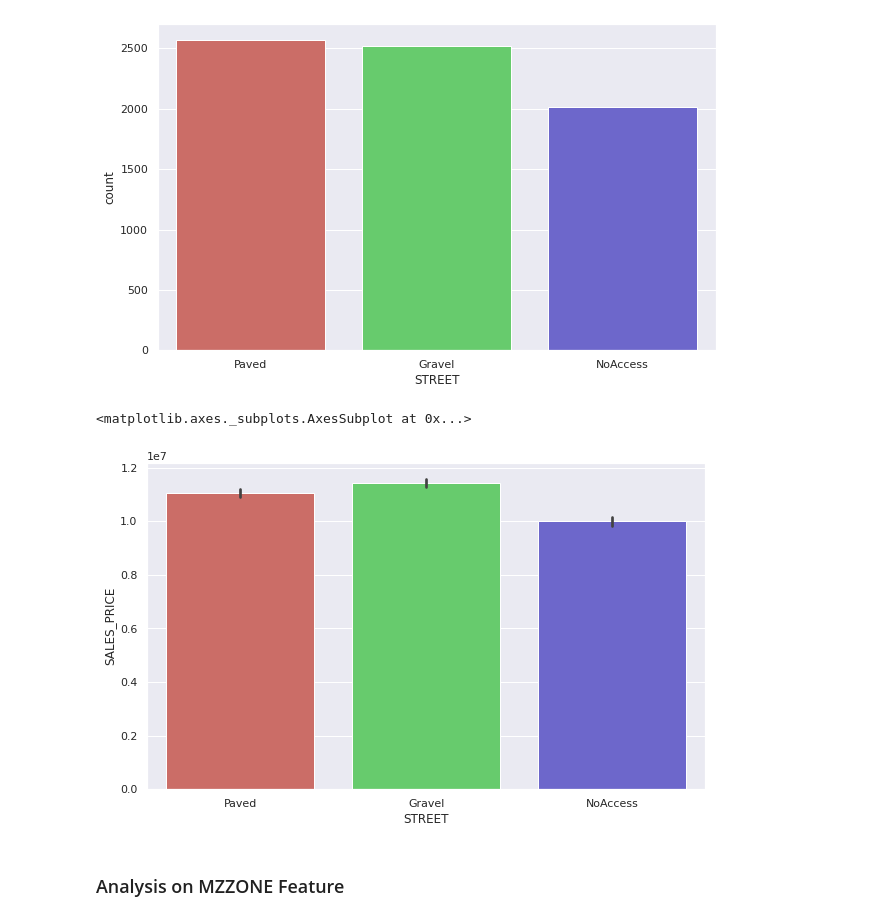
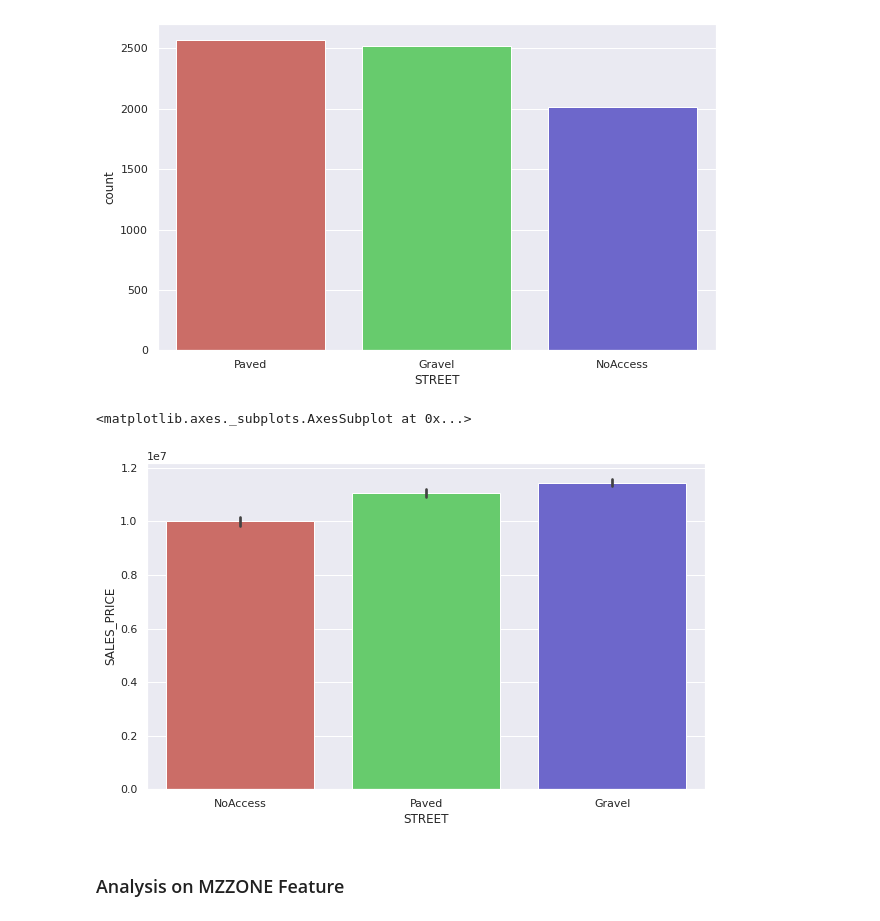
Before and after one commit to Balajilp/Chennai_House_Price_Prediction, a Jupyter notebook: Chennai_House_Price.ipynb, the cells around one changed output. Cells and saved outputs as stored; diff of their text form; code cells hidden in the pictures.

```diff
--- a/Chennai_House_Price.ipynb
+++ b/Chennai_House_Price.ipynb
@@ -561,11 +576,14 @@ Pass the following variable as a keyword arg: x. From version 0.12, the only val
 # %%
 # Analysis using Bar plot on street feature
 plt.figure(figsize=(10, 6))
-sns.barplot(x=df4['STREET'], y=df4['SALES_PRICE'])
+
+result = df4.groupby('STREET')['SALES_PRICE'].aggregate(np.mean).reset_index().sort_values('SALES_PRICE')
+sns.barplot(x=df4['STREET'], y=df4['SALES_PRICE'], data=df4, order=result['STREET'])
+
 # Sales count and sales price both high on Gravel streets.
 # %% [output]
 <matplotlib.axes._subplots.AxesSubplot at 0x...>
-[figure, old version]
+[figure, new version]
 # %% [markdown]
 ### Analysis on MZZONE Feature
 # %%
```
Also changed, not shown: parts of 54 cells of this notebook.
